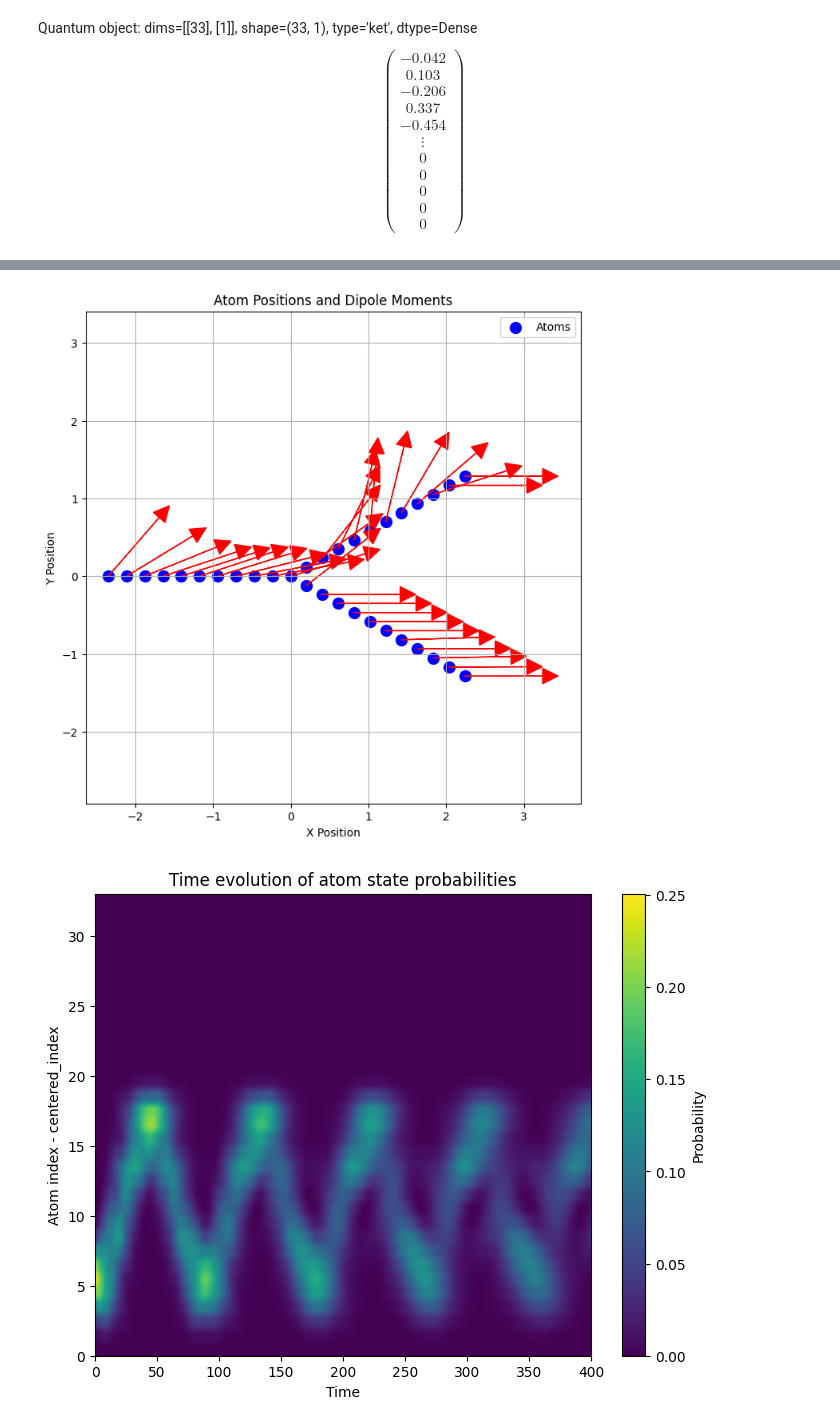
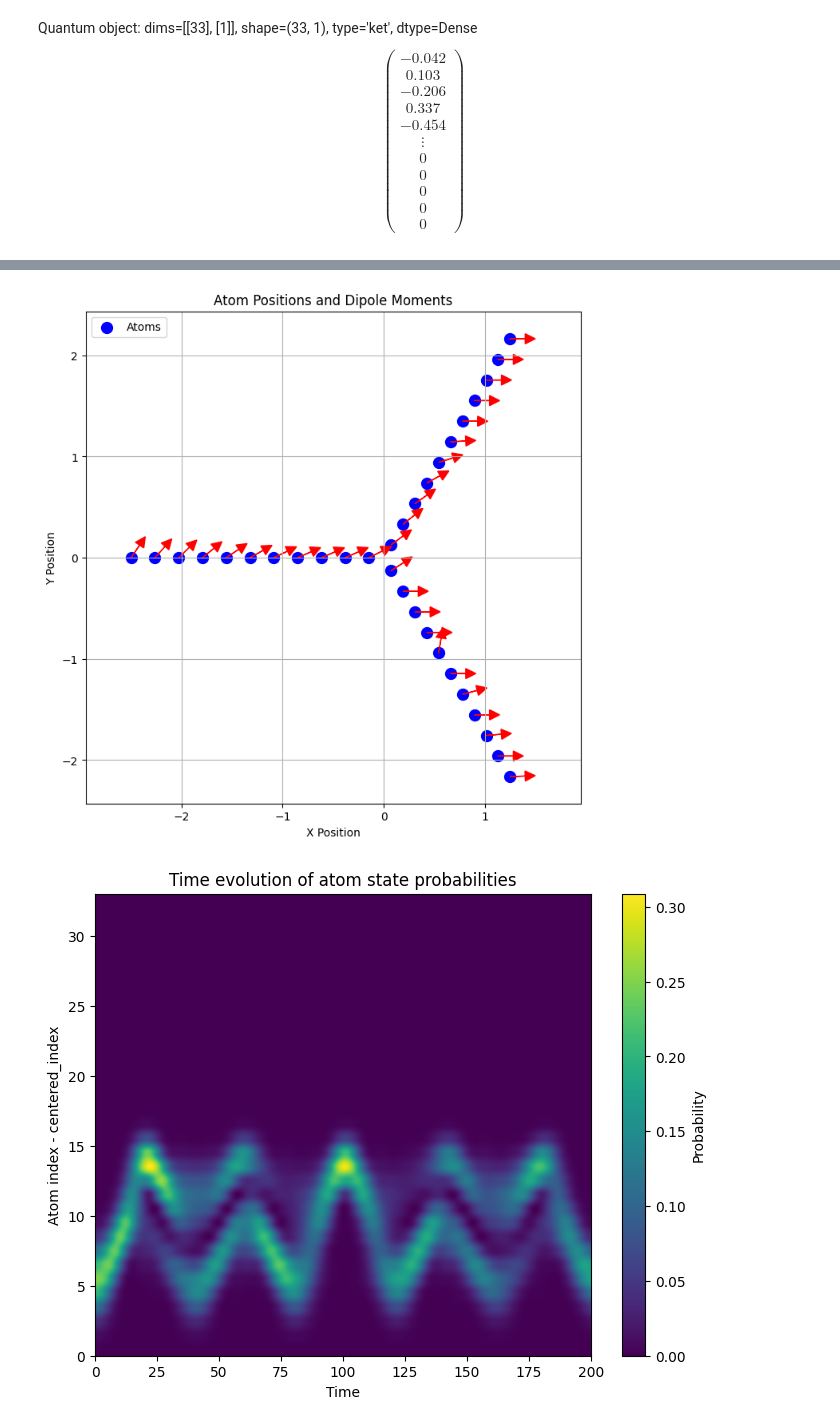
Before and after one commit to LBPhysics/GIT_Code_BA, a Jupyter notebook: Continuation/Qutip/New_Topology.ipynb, the cells around one changed output, grey strips where cells are left out. Drawn from its saved outputs; the diff is of its cells as text; code cells hidden in the pictures.

```diff
--- a/Continuation/Qutip/New_Topology.ipynb
+++ b/Continuation/Qutip/New_Topology.ipynb
@@ -24,7 +24,7 @@ fixed_dist_in  =  fixed_dist_ext
 ########################################                 Define constants                   #############################################
 N = 3 + 3 * 10
 
-t_max    = 400
+t_max    = 200
 t_size    = 2000
 
 ########################################################################################################################
@@ -106,7 +106,7 @@ def Green_tensor(r_a, r_b, k_a):
                        * np.outer(r_ab, r_ab) / (abs_r_ab ** 2)))
 
 def Gamma_matrix(distance_in, distance_ext, dipoles, lam, gamma):
-    positions = topo_positions_only_1_inner(distance_in, distance_ext)
+    positions = topo_positions(distance_in, distance_ext)
     G_matrix = np.zeros((N, N), dtype=complex)
     for a in range(N):
         for b in range(N):
@@ -119,7 +119,7 @@ def Gamma_matrix(distance_in, distance_ext, dipoles, lam, gamma):
     return G_matrix
 
 def V_matrix(distance_in, distance_ext, dipoles, lam, gamma):
-    positions = topo_positions_only_1_inner(distance_in, distance_ext)
+    positions = topo_positions(distance_in, distance_ext)
     V_matrix = np.zeros((N, N), dtype=complex)
     for a in range(N):
         for b in range(N):
@@ -210,7 +224,7 @@ bounds = angle_bounds + distance_in_bounds
 target_indices = list(range(N//3, 2*N//3-1))  # Example, assuming the target regions are the second third
 
 # Optimization with bounds
-#result = minimize(optimization_target, initial_params, args=(times, target_indices), bounds=bounds, method='SLSQP')
+result = minimize(optimization_target, initial_params, args=(times, target_indices), bounds=bounds, method='SLSQP')
 
 # Debugging print statements
 print("Optimization result:", result)
@@ -245,44 +259,44 @@ Optimized Inner Distance: 0.23377574006703314
 # %%
 dip, dist = dipole_angles_and_distance(result.x)
-dip[-7] = np.array([1,0,0])
-dip[-8] = np.array([1,0,0])
+#dip[-7] = np.array([1,0,0])
+#dip[-8] = np.array([1,0,0])
 
 y1, y2 = survival_probabilities(dip, dist, times, Psi_0=psi0)
 # %%
 # Plot atoms with their dipole moments
-positions = topo_positions_only_1_inner(optimized_distance_in)
+positions = topo_positions(optimized_distance_in)
 plt.figure(figsize=(8, 8))
 plt.scatter(positions[:, 0], positions[:, 1], color='blue', s=100, label='Atoms')
 for i, position in enumerate(positions):
-    plt.arrow(position[0], position[1], dip[i][0], dip[i][1], head_width=0.2, head_length=0.2, fc='r', ec='r')
+    plt.arrow(position[0], position[1], dip[i][0] * 0.15, dip[i][1] * 0.15, head_width=0.1, head_length=0.1, fc='r', ec='r')
 plt.title('Atom Positions and Dipole Moments')
 plt.xlabel('X Position')
 plt.ylabel('Y Position')
 plt.grid(True)
 plt.legend()
 plt.axis('equal')
 plt.show()
 # Create a heatmap for state probabilities
 plt.figure(figsize=(8, 6))
 plt.imshow(y1.T, aspect='auto', origin='lower', cmap='viridis', extent=[0, t_max, 0, N])
 plt.colorbar(label='Probability')
 plt.xlabel('Time')
 plt.ylabel('Atom index - centered_index')
 plt.title('Time evolution of atom state probabilities')
 plt.show()
 
 # Plot survival probability
 plt.figure(figsize=(10, 2))
 plt.plot(times, np.exp(-times), 'r--', linewidth=2.5, label=r'exp(-$\gamma t$)')
 plt.plot(times, y2, 'b-', label='Survival Probability')
 plt.xlabel('Time')
 plt.ylabel('Survival Probability')
 plt.title('Survival Probability over time')
 plt.legend()
 plt.grid(True)
 
 plt.tight_layout()
 plt.show()
 # %% [output]
-[figure, old version]
+[figure, new version]
-[figure, old version]
+[figure, new version]
```
Also changed, not shown: parts of 6 cells of this notebook, 1 other file.
